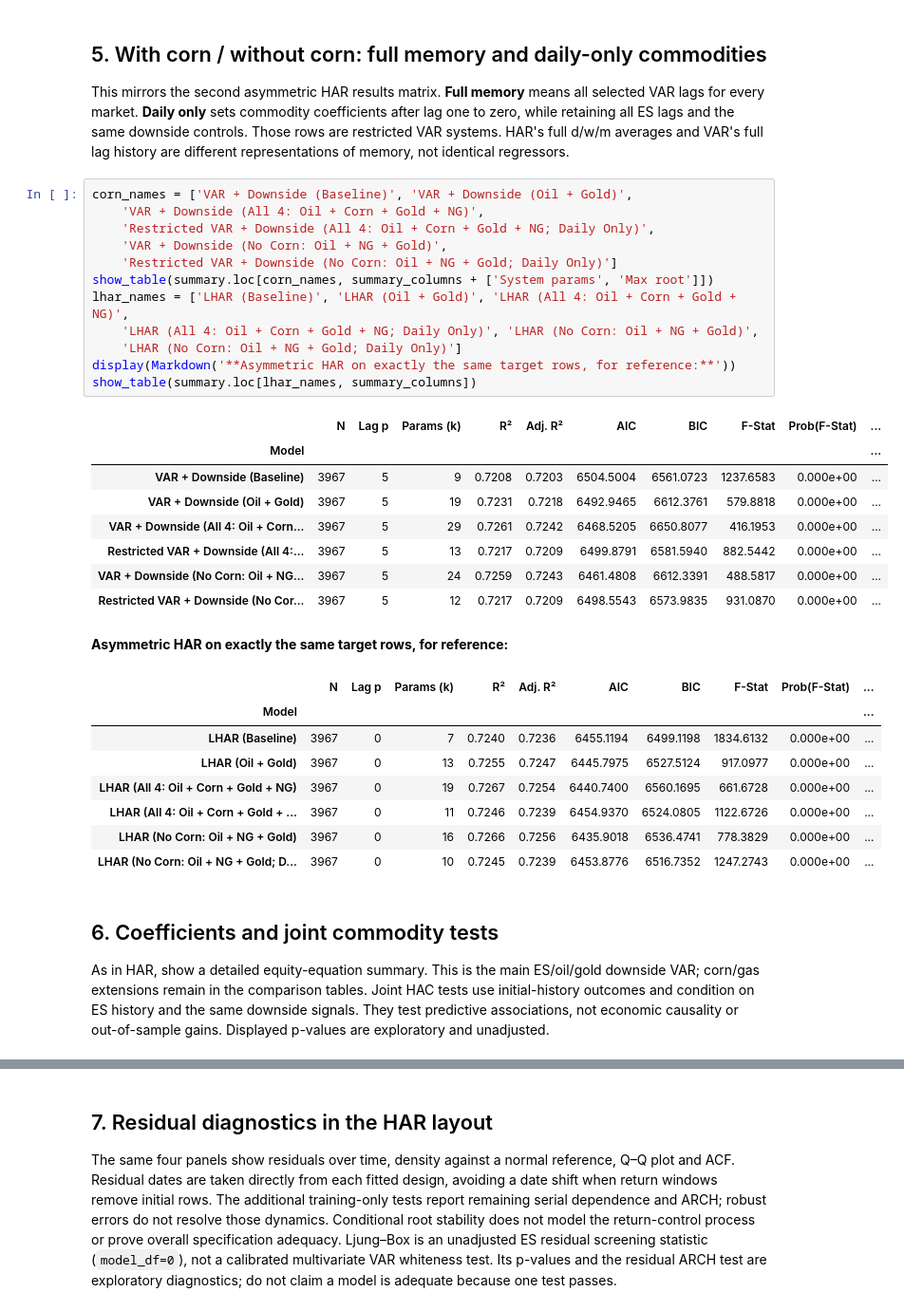
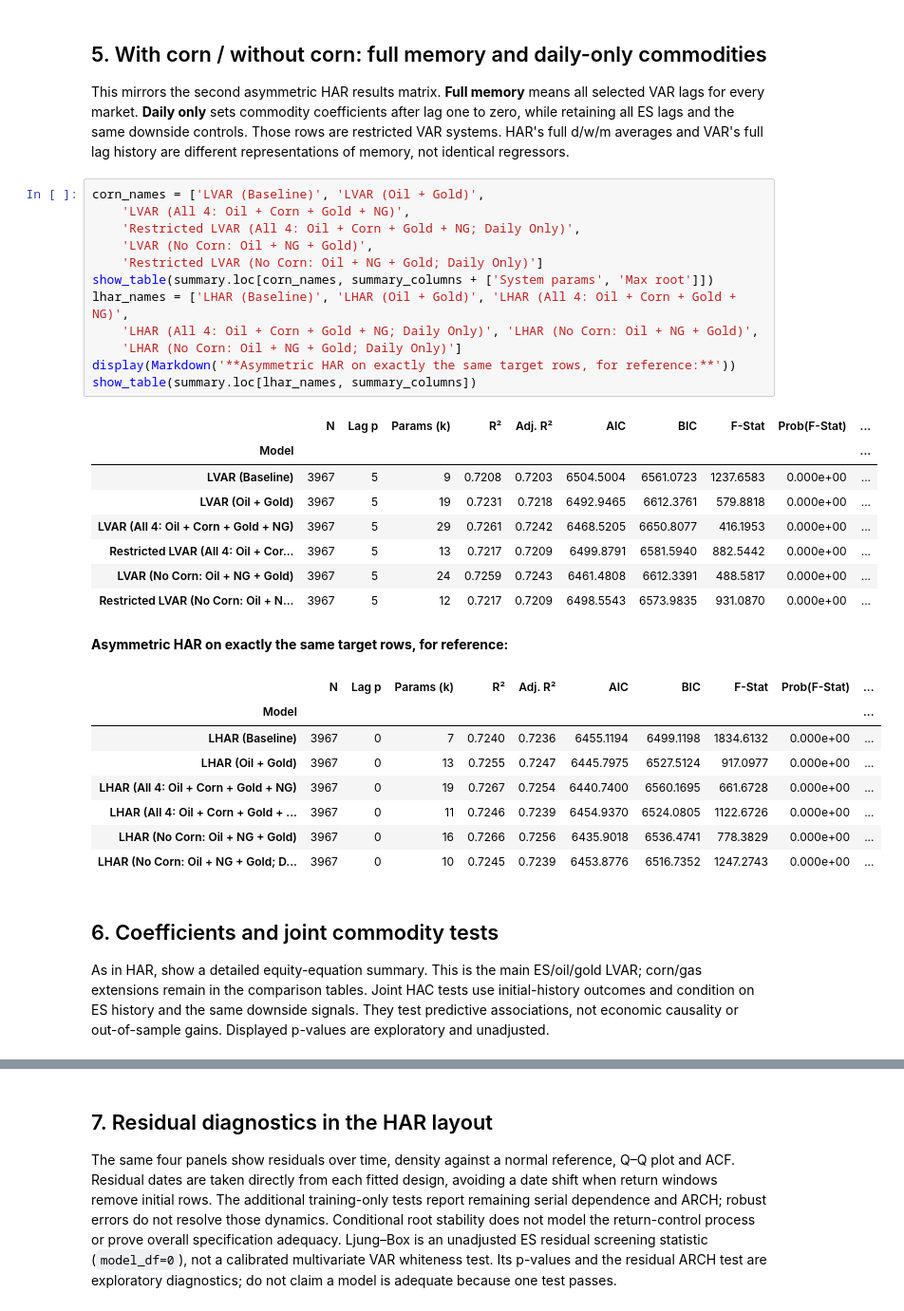
Before and after one commit to Deangr-econ/Quant_methods_project, a Jupyter notebook: VAR_QTFE.ipynb, the cells around one changed output, grey strips where cells are left out. Shown at 95% size. Saved outputs shown, nothing was run; the diff lists cells and outputs as text.

```diff
--- a/VAR_QTFE.ipynb
+++ b/VAR_QTFE.ipynb
@@ -288,26 +300,26 @@ after lag one to zero, while retaining all ES lags and the same downside control
 Those rows are restricted VAR systems. HAR's full d/w/m averages and VAR's full
 lag history are different representations of memory, not identical regressors.
 # %%
-corn_names = ['VAR + Downside (Baseline)', 'VAR + Downside (Oil + Gold)',
-    'VAR + Downside (All 4: Oil + Corn + Gold + NG)',
-    'Restricted VAR + Downside (All 4: Oil + Corn + Gold + NG; Daily Only)',
-    'VAR + Downside (No Corn: Oil + NG + Gold)',
-    'Restricted VAR + Downside (No Corn: Oil + NG + Gold; Daily Only)']
+corn_names = ['LVAR (Baseline)', 'LVAR (Oil + Gold)',
+    'LVAR (All 4: Oil + Corn + Gold + NG)',
+    'Restricted LVAR (All 4: Oil + Corn + Gold + NG; Daily Only)',
+    'LVAR (No Corn: Oil + NG + Gold)',
+    'Restricted LVAR (No Corn: Oil + NG + Gold; Daily Only)']
 show_table(summary.loc[corn_names, summary_columns + ['System params', 'Max root']])
 lhar_names = ['LHAR (Baseline)', 'LHAR (Oil + Gold)', 'LHAR (All 4: Oil + Corn + Gold + NG)',
     'LHAR (All 4: Oil + Corn + Gold + NG; Daily Only)', 'LHAR (No Corn: Oil + NG + Gold)',
     'LHAR (No Corn: Oil + NG + Gold; Daily Only)']
 display(Markdown('**Asymmetric HAR on exactly the same target rows, for reference:**'))
 show_table(summary.loc[lhar_names, summary_columns])
 # %% [output]
 |  | N | Lag p | Params (k) | R² | Adj. R² | AIC | BIC | F-Stat | Prob(F-Stat) | ... |
 | Model |  |  |  |  |  |  |  |  |  | ... |
-| VAR + Downside (Baseline) | 3967 | 5 | 9 | 0.7208 | 0.7203 | 6504.5004 | 6561.0723 | 1237.6583 | 0.000e+00 | ... |
-| VAR + Downside (Oil + Gold) | 3967 | 5 | 19 | 0.7231 | 0.7218 | 6492.9465 | 6612.3761 | 579.8818 | 0.000e+00 | ... |
-| VAR + Downside (All 4: Oil + Corn... | 3967 | 5 | 29 | 0.7261 | 0.7242 | 6468.5205 | 6650.8077 | 416.1953 | 0.000e+00 | ... |
-| Restricted VAR + Downside (All 4:... | 3967 | 5 | 13 | 0.7217 | 0.7209 | 6499.8791 | 6581.5940 | 882.5442 | 0.000e+00 | ... |
-| VAR + Downside (No Corn: Oil + NG... | 3967 | 5 | 24 | 0.7259 | 0.7243 | 6461.4808 | 6612.3391 | 488.5817 | 0.000e+00 | ... |
-| Restricted VAR + Downside (No Cor... | 3967 | 5 | 12 | 0.7217 | 0.7209 | 6498.5543 | 6573.9835 | 931.0870 | 0.000e+00 | ... |
+| LVAR (Baseline) | 3967 | 5 | 9 | 0.7208 | 0.7203 | 6504.5004 | 6561.0723 | 1237.6583 | 0.000e+00 | ... |
+| LVAR (Oil + Gold) | 3967 | 5 | 19 | 0.7231 | 0.7218 | 6492.9465 | 6612.3761 | 579.8818 | 0.000e+00 | ... |
+| LVAR (All 4: Oil + Corn + Gold + NG) | 3967 | 5 | 29 | 0.7261 | 0.7242 | 6468.5205 | 6650.8077 | 416.1953 | 0.000e+00 | ... |
+| Restricted LVAR (All 4: Oil + Cor... | 3967 | 5 | 13 | 0.7217 | 0.7209 | 6499.8791 | 6581.5940 | 882.5442 | 0.000e+00 | ... |
+| LVAR (No Corn: Oil + NG + Gold) | 3967 | 5 | 24 | 0.7259 | 0.7243 | 6461.4808 | 6612.3391 | 488.5817 | 0.000e+00 | ... |
+| Restricted LVAR (No Corn: Oil + N... | 3967 | 5 | 12 | 0.7217 | 0.7209 | 6498.5543 | 6573.9835 | 931.0870 | 0.000e+00 | ... |
 **Asymmetric HAR on exactly the same target rows, for reference:**
 |  | N | Lag p | Params (k) | R² | Adj. R² | AIC | BIC | F-Stat | Prob(F-Stat) | ... |
 | Model |  |  |  |  |  |  |  |  |  | ... |
@@ -321,7 +333,7 @@ show_table(summary.loc[lhar_names, summary_columns])
 ## 6. Coefficients and joint commodity tests
 
 As in HAR, show a detailed equity-equation summary. This is the main
-ES/oil/gold downside VAR; corn/gas extensions remain in the comparison tables.
+ES/oil/gold LVAR; corn/gas extensions remain in the comparison tables.
 Joint HAC tests use initial-history outcomes and condition on ES history and
 the same downside signals. They test predictive associations, not economic causality
 or out-of-sample gains. Displayed p-values are exploratory and unadjusted.
```
Also changed, not shown: parts of 15 cells of this notebook, 20 other files.
